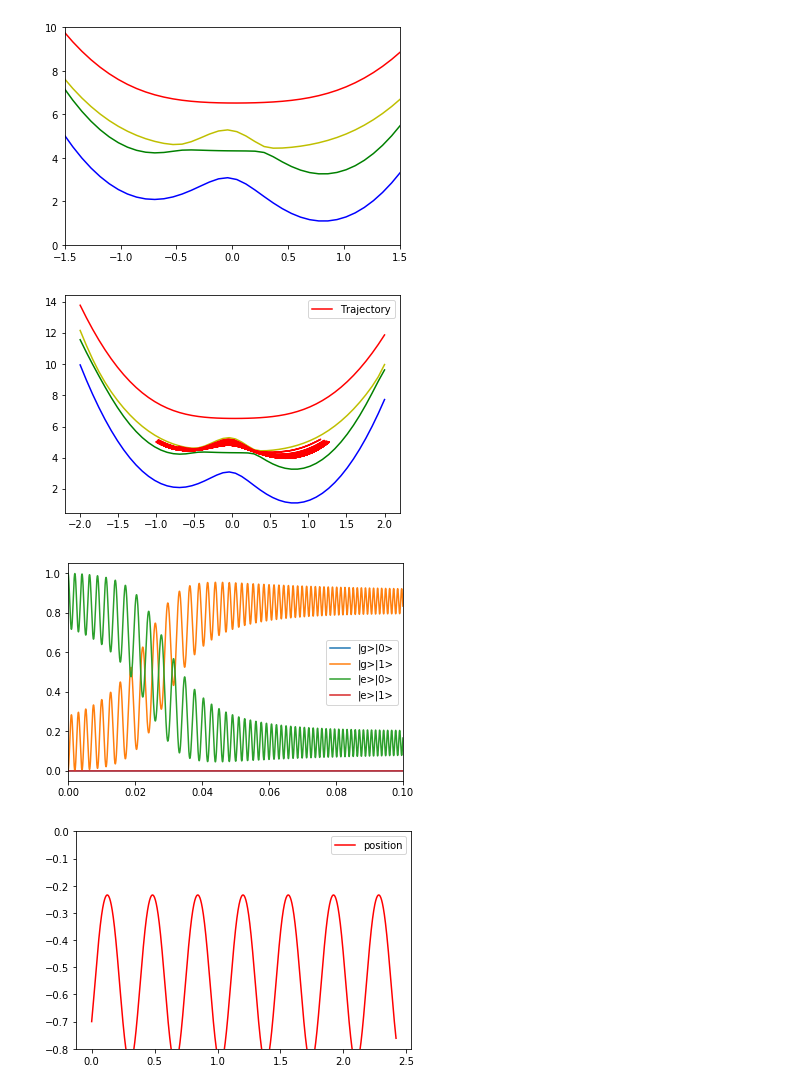
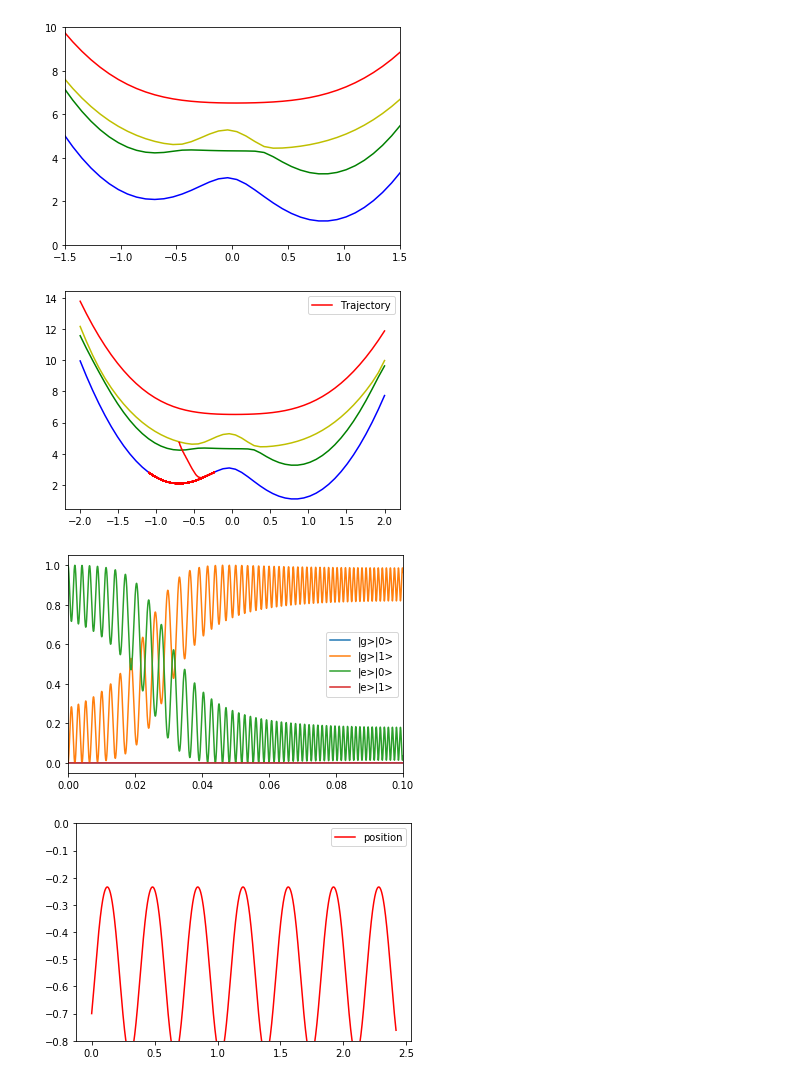
Before and after one commit to FoleyLab/PyCQED, a Jupyter notebook: Polariton_Hamiltonian.ipynb, the cells around one changed output. Saved outputs shown, nothing was run; the diff lists cells and outputs as text; code cells hidden in the pictures.

```diff
--- a/Polariton_Hamiltonian.ipynb
+++ b/Polariton_Hamiltonian.ipynb
@@ -236,11 +238,11 @@ def VelocityVerlet(g_spline, e_spline, p_g, p_e, mass, r_curr, v_curr, dt):
     ### return a list with new position and velocity
     return [r_fut, v_fut]
 # %%
-gam_diss_np = 0.00000
-gam_deph_np = 0.00001
+gam_diss_np = 0.001
+gam_deph_np = 0.0000
 
 gam_diss_m = 0.00000
-gam_deph = 0.00001
+gam_deph = 0.000
 
 en_hnp = 0.075
 en_mol = 0.075
@@ -604,7 +606,7 @@ plt.show()
 [figure]
 # %%
 dt = 0.75
-N_time = 500000
+N_time = 200000
 time = np.zeros(N_time)
 v_of_t = np.zeros(N_time)
 r_of_t = np.zeros(N_time)
@@ -616,34 +618,34 @@ dr = 0.1
 ### density matrix
 D = np.zeros((4,4),dtype=complex)
 D[2,2] = 1.+0j
 ### Hamiltonian matrix
 for i in range(0,N_time):
     #### Update nuclear coordinate first
     time[i] = i*dt
     res = Erhenfest(ri, vi, M, D, Hp, Hep, He, gamma, gam_deph, dr, dt)
     #res = VelocityVerlet(Fg_spline, Fe_spline, np.real(D[0,0]), np.real(D[1,1]), M, ri, vi, dt)
     ri = res[0]
     vi = res[1]
     r_of_t[i] = ri
     v_of_t[i] = vi
     D = res[2]
     Htot = H_e(He, ri) + Hp + Hep
     e_of_t[i] = TrHD(Htot, D)
     for j in range(0,4):
         p_of_t[i,j] = np.real(D[j,j])
 
 
 #plt.plot(rlist, Eg_spline(rlist), 'b--', label='|g> Spline')
 #plt.plot(rlist, Ee_spline(rlist), 'g--', label='|e> Spline')
 plt.plot(rlist, 27.211*PPES[:,0], 'b')
 plt.plot(rlist, 27.211*PPES[:,1], 'g')
 plt.plot(rlist, 27.211*PPES[:,2], 'y')
 plt.plot(rlist, 27.211*PPES[:,3], 'r')
 plt.plot(r_of_t, 27.211*e_of_t, 'red', label='Trajectory')
 plt.legend()
 plt.show()
 # %% [output]
-[figure, old version]
+[figure, new version]
 # %%
 au_to_ps = 2.418e-5
 plt.plot(time*au_to_ps, p_of_t[:,0], label='|g>|0>')
@@ -663,7 +665,7 @@ plt.show()
 #plt.legend()
 #plt.show()
 # %% [output]
-[figure, old version]
+[figure, new version]
 # %%
 ### polariton dynamics!
 M = 1009883
```
Also changed, not shown: parts of 4 cells of this notebook.
